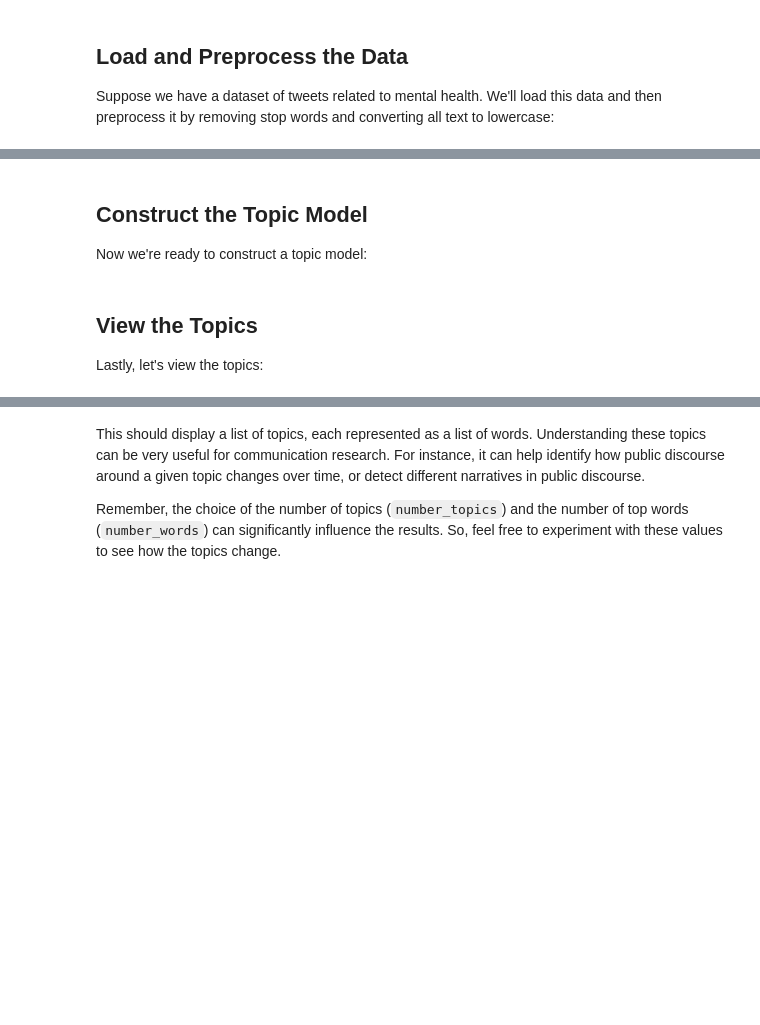
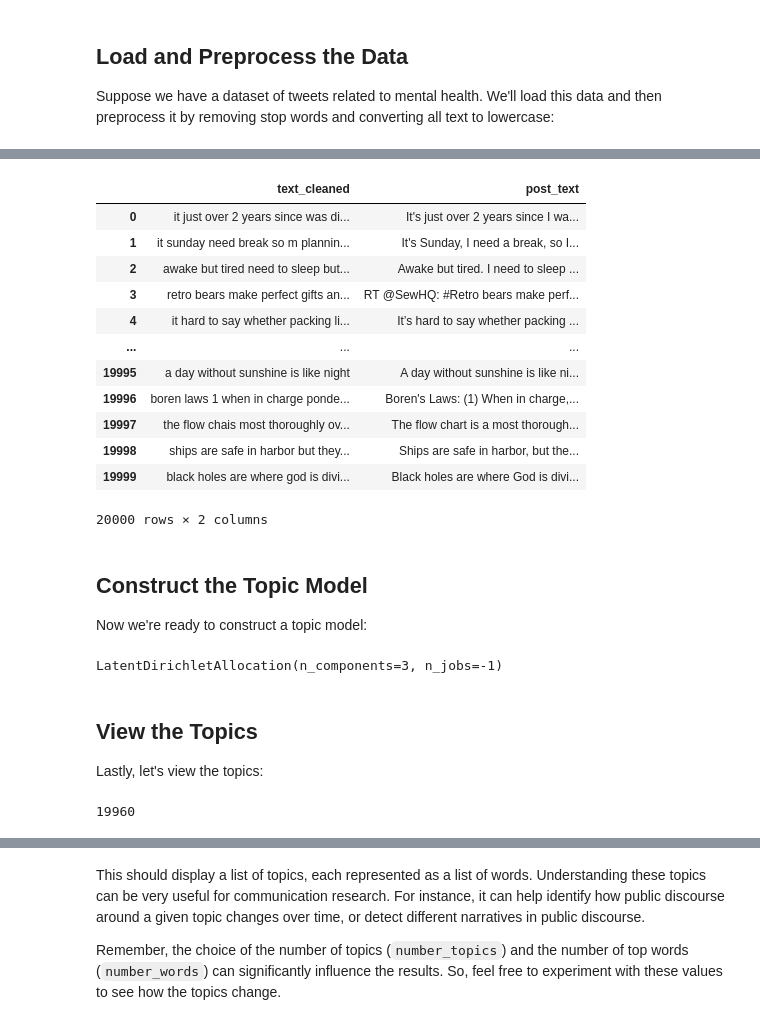
Before and after one commit to yibeichan/COMM160DS, a Jupyter notebook: week_8/lecture_part1.ipynb, the cells around one changed output, grey strips where cells are left out. Cells and saved outputs as stored; diff of their text form; code cells hidden in the pictures; blank space fills up the shorter version.

```diff
--- a/week_8/lecture_part1.ipynb
+++ b/week_8/lecture_part1.ipynb
@@ -78,7 +92,21 @@ def preprocess_text(text):
 
 df['text_cleaned'] = df['post_text'].apply(preprocess_text)
 # %%
-df['text_cleaned']
+df[['text_cleaned', 'post_text']]
+# %% [output]
+|  | text_cleaned | post_text |
+| 0 | it just over 2 years since was di... | It's just over 2 years since I wa... |
+| 1 | it sunday need break so m plannin... | It's Sunday, I need a break, so I... |
+| 2 | awake but tired need to sleep but... | Awake but tired. I need to sleep ... |
+| 3 | retro bears make perfect gifts an... | RT @SewHQ: #Retro bears make perf... |
+| 4 | it hard to say whether packing li... | It’s hard to say whether packing ... |
+| ... | ... | ... |
+| 19995 | a day without sunshine is like night | A day without sunshine is like ni... |
+| 19996 | boren laws 1 when in charge ponde... | Boren's Laws: (1) When in charge,... |
+| 19997 | the flow chais most thoroughly ov... | The flow chart is a most thorough... |
+| 19998 | ships are safe in harbor but they... | Ships are safe in harbor, but the... |
+| 19999 | black holes are where god is divi... | Black holes are where God is divi... |
+20000 rows × 2 columns
 # %%
 # We will only use the 'text_cleaned' column for our analysis
 documents = df['text_cleaned']
@@ -94,13 +122,20 @@ count_data = count_vectorizer.fit_transform(documents)
 Now we're ready to construct a topic model:
 # %%
 # Tweak the two parameters below (use int values below 15)
-number_topics = 5
+number_topics = 3
 number_words = 10
 
 # Create and fit the LDA model
 lda = LDA(n_components=number_topics, n_jobs=-1)
 lda.fit(count_data)
+# %% [output]
+LatentDirichletAllocation(n_components=3, n_jobs=-1)
 # %% [markdown]
 ## View the Topics
 
 Lastly, let's view the topics:
+# %%
+words = list(count_vectorizer.get_feature_names_out())
+len(words)
+# %% [output]
+19960
```
Also changed, not shown: parts of 8 cells of this notebook.
